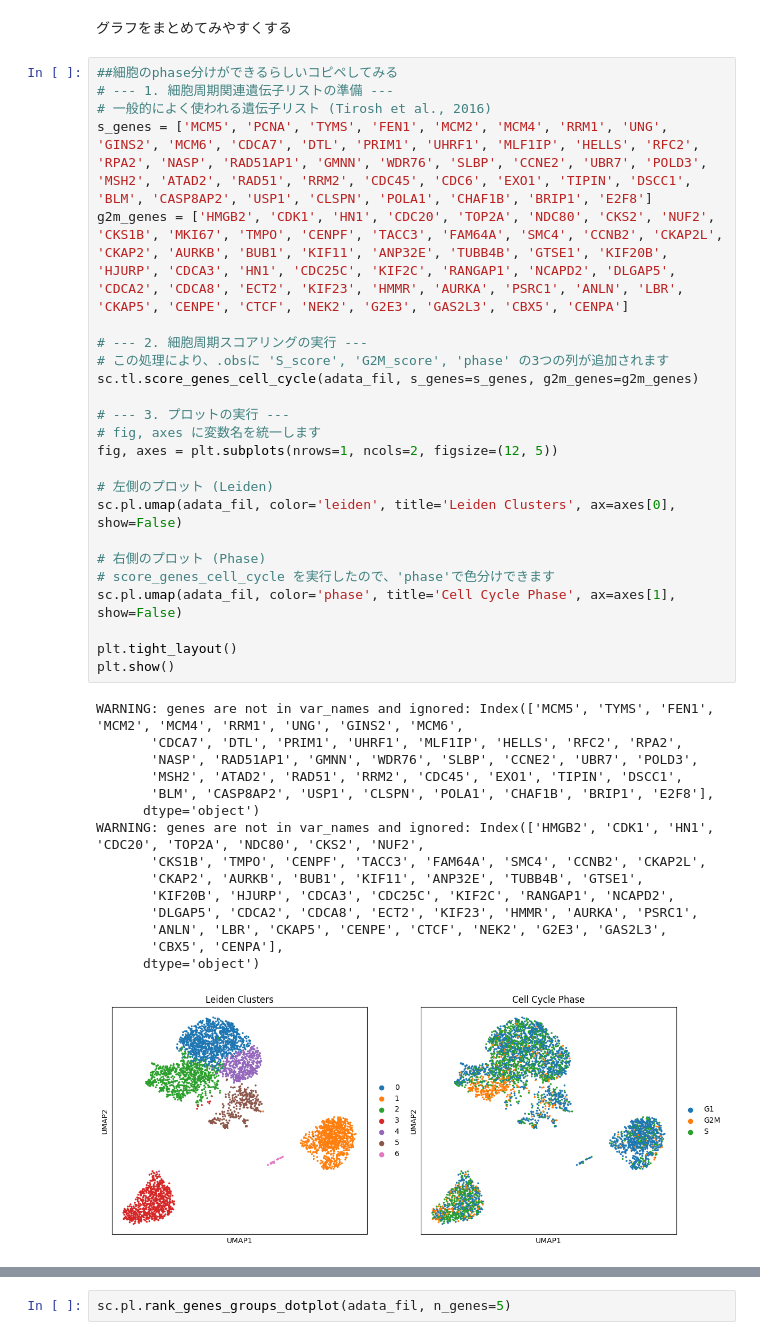
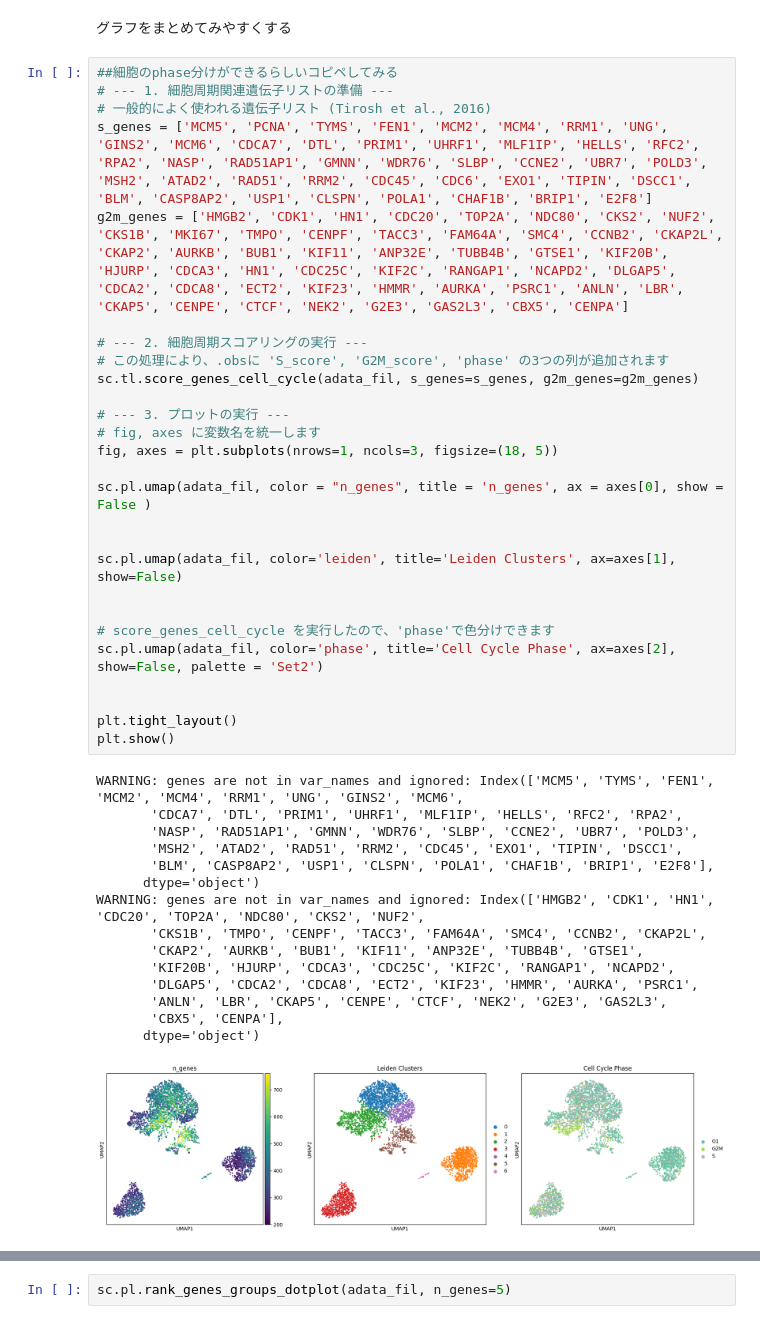
Before and after one commit to jamagiwa/Kaggle, a Jupyter notebook: GBM_scRNAseq.ipynb, the cells around one changed output, grey strips where cells are left out. Saved outputs shown, nothing was run; the diff lists cells and outputs as text.

```diff
--- a/GBM_scRNAseq.ipynb
+++ b/GBM_scRNAseq.ipynb
@@ -388,37 +388,40 @@ sc.pl.umap(
 s_genes = ['MCM5', 'PCNA', 'TYMS', 'FEN1', 'MCM2', 'MCM4', 'RRM1', 'UNG', 'GINS2', 'MCM6', 'CDCA7', 'DTL', 'PRIM1', 'UHRF1', 'MLF1IP', 'HELLS', 'RFC2', 'RPA2', 'NASP', 'RAD51AP1', 'GMNN', 'WDR76', 'SLBP', 'CCNE2', 'UBR7', 'POLD3', 'MSH2', 'ATAD2', 'RAD51', 'RRM2', 'CDC45', 'CDC6', 'EXO1', 'TIPIN', 'DSCC1', 'BLM', 'CASP8AP2', 'USP1', 'CLSPN', 'POLA1', 'CHAF1B', 'BRIP1', 'E2F8']
 g2m_genes = ['HMGB2', 'CDK1', 'HN1', 'CDC20', 'TOP2A', 'NDC80', 'CKS2', 'NUF2', 'CKS1B', 'MKI67', 'TMPO', 'CENPF', 'TACC3', 'FAM64A', 'SMC4', 'CCNB2', 'CKAP2L', 'CKAP2', 'AURKB', 'BUB1', 'KIF11', 'ANP32E', 'TUBB4B', 'GTSE1', 'KIF20B', 'HJURP', 'CDCA3', 'HN1', 'CDC25C', 'KIF2C', 'RANGAP1', 'NCAPD2', 'DLGAP5', 'CDCA2', 'CDCA8', 'ECT2', 'KIF23', 'HMMR', 'AURKA', 'PSRC1', 'ANLN', 'LBR', 'CKAP5', 'CENPE', 'CTCF', 'NEK2', 'G2E3', 'GAS2L3', 'CBX5', 'CENPA']
 
 # --- 2. 細胞周期スコアリングの実行 ---
 # この処理により、.obsに 'S_score', 'G2M_score', 'phase' の3つの列が追加されます
 sc.tl.score_genes_cell_cycle(adata_fil, s_genes=s_genes, g2m_genes=g2m_genes)
 
 # --- 3. プロットの実行 ---
 # fig, axes に変数名を統一します
-fig, axes = plt.subplots(nrows=1, ncols=2, figsize=(12, 5))
+fig, axes = plt.subplots(nrows=1, ncols=3, figsize=(18, 5))
 
-# 左側のプロット (Leiden)
-sc.pl.umap(adata_fil, color='leiden', title='Leiden Clusters', ax=axes[0], show=False)
+sc.pl.umap(adata_fil, color = "n_genes", title = 'n_genes', ax = axes[0], show = False )
 
-# 右側のプロット (Phase)
+
+sc.pl.umap(adata_fil, color='leiden', title='Leiden Clusters', ax=axes[1], show=False)
+
+
 # score_genes_cell_cycle を実行したので、'phase'で色分けできます
-sc.pl.umap(adata_fil, color='phase', title='Cell Cycle Phase', ax=axes[1], show=False)
+sc.pl.umap(adata_fil, color='phase', title='Cell Cycle Phase', ax=axes[2], show=False, palette = 'Set2')
+
 
 plt.tight_layout()
 plt.show()
 # %% [output]
 WARNING: genes are not in var_names and ignored: Index(['MCM5', 'TYMS', 'FEN1', 'MCM2', 'MCM4', 'RRM1', 'UNG', 'GINS2', 'MCM6',
        'CDCA7', 'DTL', 'PRIM1', 'UHRF1', 'MLF1IP', 'HELLS', 'RFC2', 'RPA2',
        'NASP', 'RAD51AP1', 'GMNN', 'WDR76', 'SLBP', 'CCNE2', 'UBR7', 'POLD3',
        'MSH2', 'ATAD2', 'RAD51', 'RRM2', 'CDC45', 'EXO1', 'TIPIN', 'DSCC1',
        'BLM', 'CASP8AP2', 'USP1', 'CLSPN', 'POLA1', 'CHAF1B', 'BRIP1', 'E2F8'],
       dtype='object')
 WARNING: genes are not in var_names and ignored: Index(['HMGB2', 'CDK1', 'HN1', 'CDC20', 'TOP2A', 'NDC80', 'CKS2', 'NUF2',
        'CKS1B', 'TMPO', 'CENPF', 'TACC3', 'FAM64A', 'SMC4', 'CCNB2', 'CKAP2L',
        'CKAP2', 'AURKB', 'BUB1', 'KIF11', 'ANP32E', 'TUBB4B', 'GTSE1',
        'KIF20B', 'HJURP', 'CDCA3', 'CDC25C', 'KIF2C', 'RANGAP1', 'NCAPD2',
        'DLGAP5', 'CDCA2', 'CDCA8', 'ECT2', 'KIF23', 'HMMR', 'AURKA', 'PSRC1',
        'ANLN', 'LBR', 'CKAP5', 'CENPE', 'CTCF', 'NEK2', 'G2E3', 'GAS2L3',
        'CBX5', 'CENPA'],
       dtype='object')
-[figure, old version]
+[figure, new version]
 # %%
```
Also changed, not shown: parts of 1 cell of this notebook.
